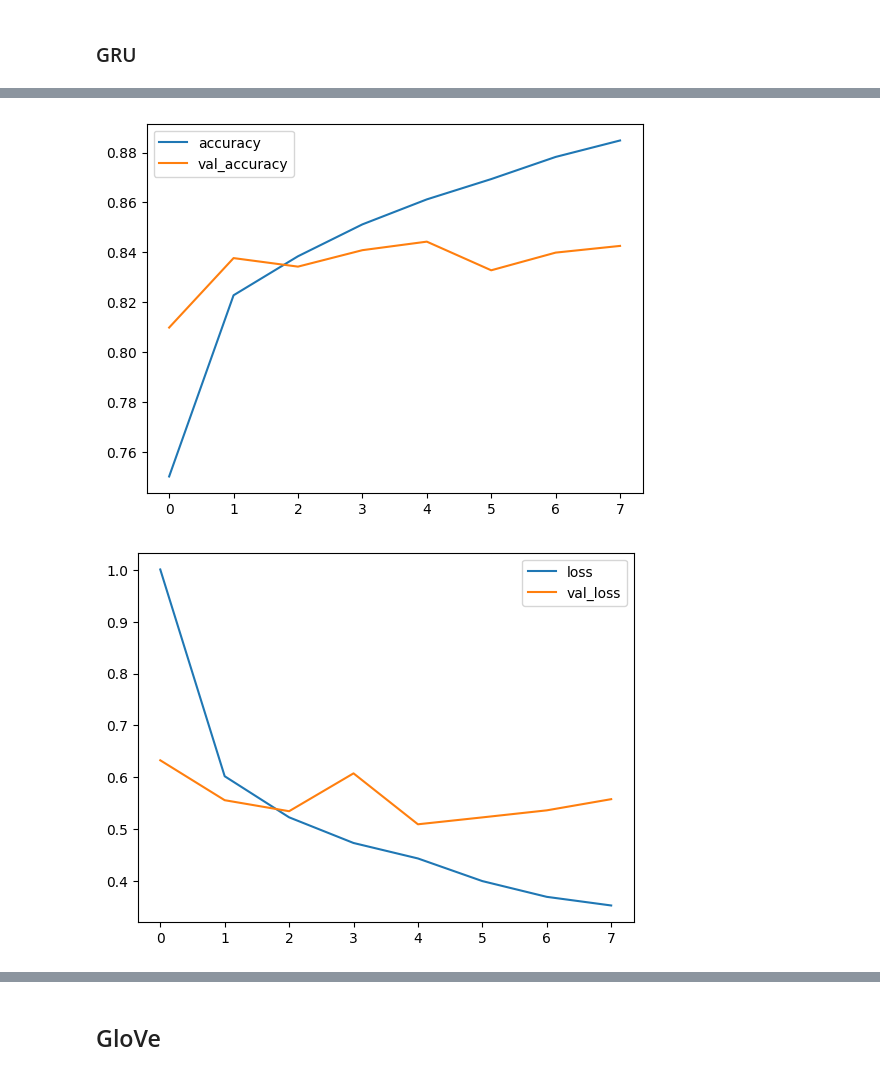
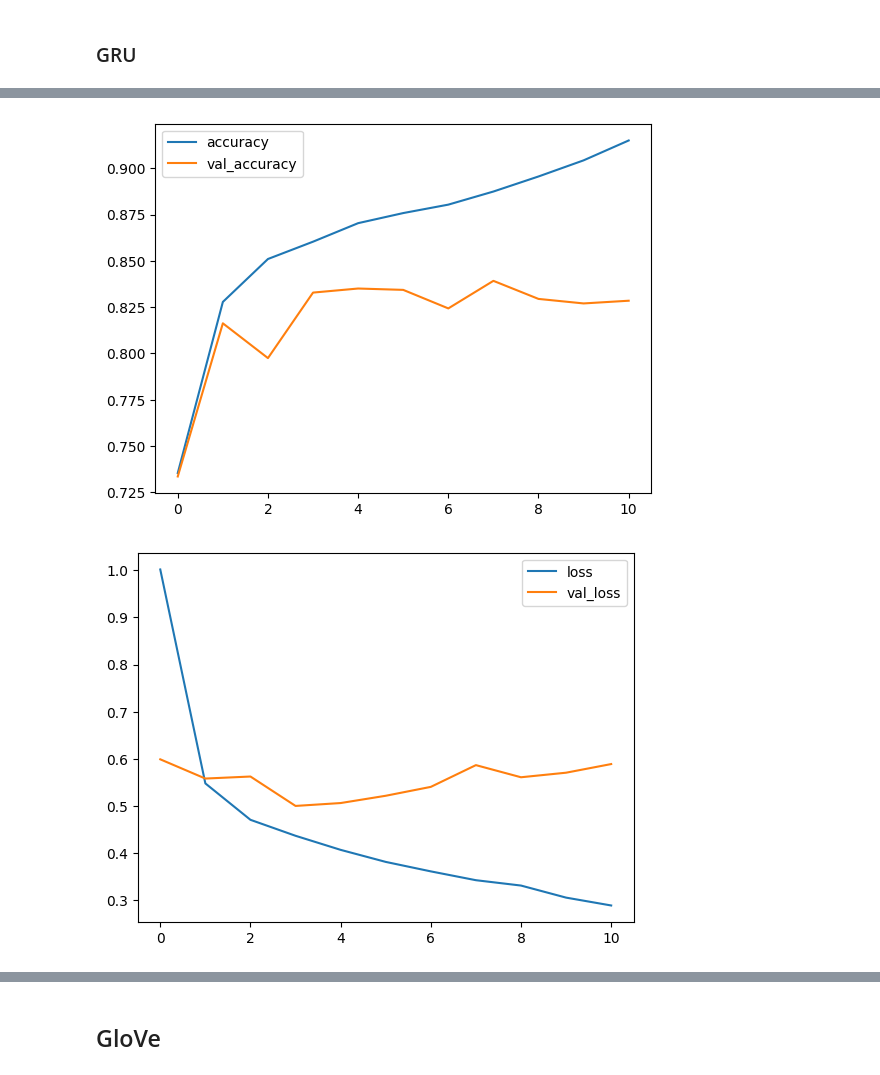
Before and after one commit to dsabljic/UUI-NLP-u-ugostiteljstvu, a Jupyter notebook: SentimentAnalysis.ipynb, the cells around one changed output, grey strips where cells are left out. Drawn from its saved outputs; the diff is of its cells as text; code cells hidden in the pictures.

```diff
--- a/SentimentAnalysis.ipynb
+++ b/SentimentAnalysis.ipynb
@@ -307,17 +308,17 @@ Test Accuracy: 0.8487436175346375
 # %%
 l1_reg = tf.keras.regularizers.l1(0.005)
 
-gru_model2 = tf.keras.models.Sequential([
+gru_model = tf.keras.models.Sequential([
     encoder,
-    tf.keras.layers.Embedding(len(encoder.get_vocabulary()), 100, mask_zero = True),
+    tf.keras.layers.Embedding(len(encoder.get_vocabulary()), 50, mask_zero = True),
     tf.keras.layers.GRU(32),
     tf.keras.layers.Dropout(0.6),
     tf.keras.layers.Dense(32, activation='relu', kernel_regularizer=l1_reg),
     tf.keras.layers.Dense(3, activation='softmax', kernel_regularizer=l1_reg)])
 
-gru_model2.compile(optimizer=Adam(learning_rate=1e-3), loss='sparse_categorical_crossentropy', metrics=['accuracy'])
+gru_model.compile(optimizer=Adam(learning_rate=1e-3), loss='sparse_categorical_crossentropy', metrics=['accuracy'])
 
-history = gru_model2.fit(train_ds, epochs=20, validation_data=val_ds, callbacks=[tf.keras.callbacks.EarlyStopping(patience=3, monitor="val_accuracy")])
+history = gru_model.fit(train_ds, epochs=20, validation_data=val_ds, callbacks=[tf.keras.callbacks.EarlyStopping(patience=3, monitor="val_accuracy")])
 print(f"\nFinal val_accuracy: {history.history['val_accuracy'][-1]:.2%}\n")
 
 plot_metrics(history)
@@ -343,3 +343,3 @@ Final val_accuracy: 84.26%
-[figure, old version]
+[figure, new version]
-[figure, old version]
+[figure, new version]
 # %%
```
Also changed, not shown: parts of 11 cells of this notebook.
